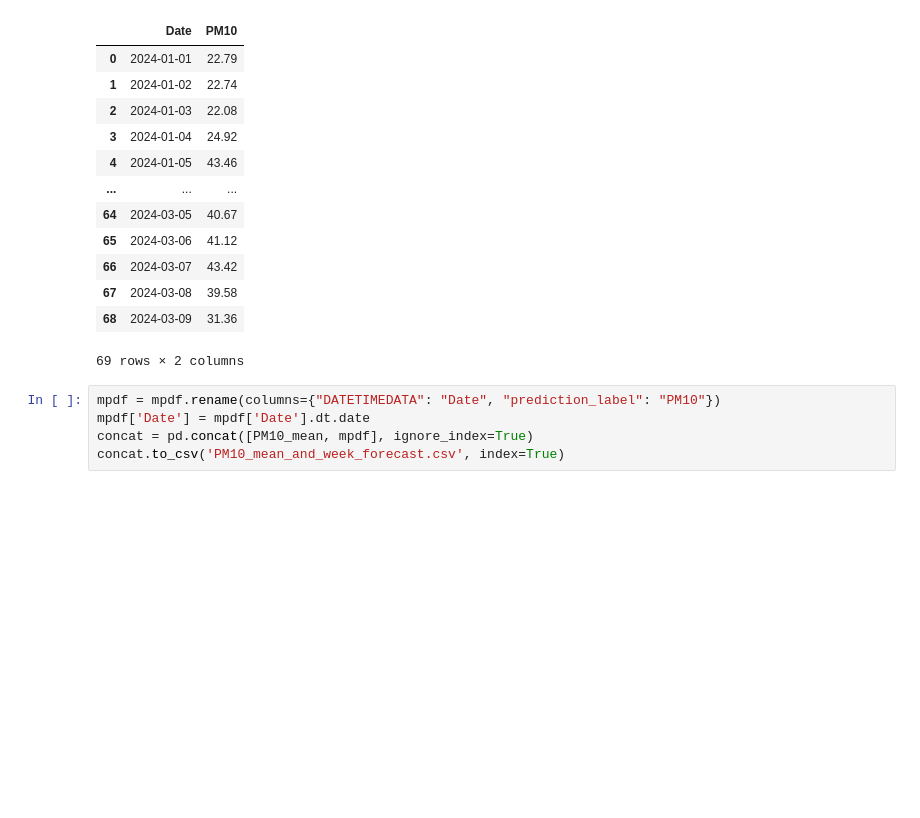
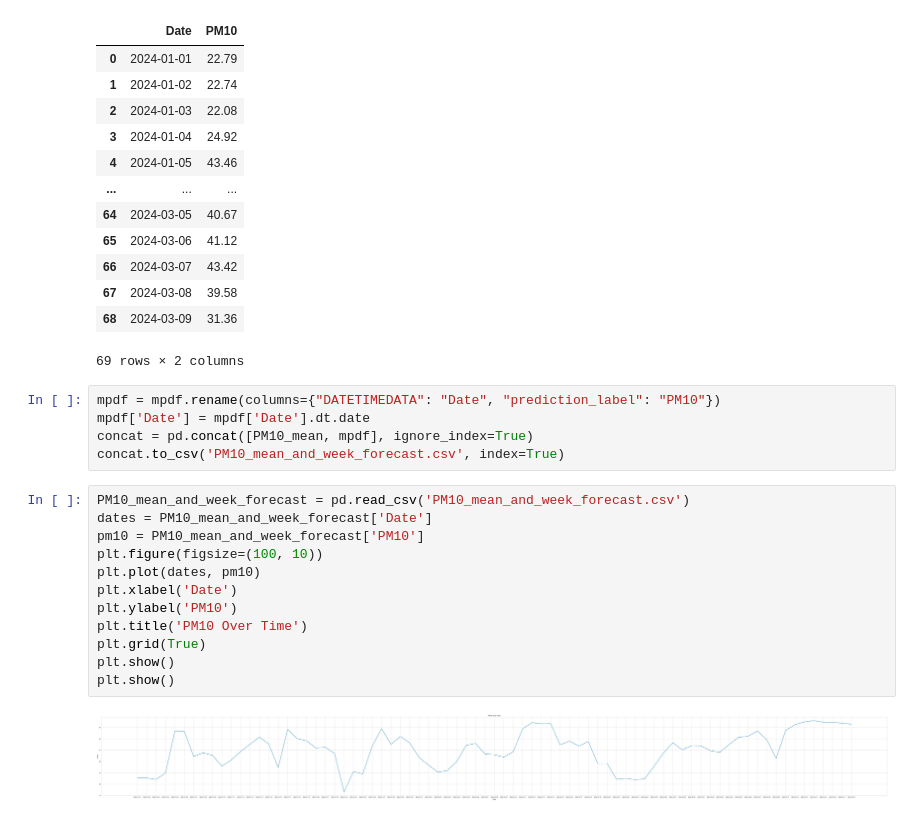
Before and after one commit to jayjiratta/predict_pm2.5, a Jupyter notebook: predict_PM10.ipynb, the cells around one changed output. Saved outputs shown, nothing was run; the diff lists cells and outputs as text; blank space fills up the shorter version.

Commit message:
Add PM10 prediction graph

```diff
--- a/predict_PM10.ipynb
+++ b/predict_PM10.ipynb
@@ -224,3 +224,17 @@ mpdf = mpdf.rename(columns={"DATETIMEDATA": "Date", "prediction_label": "PM10"})
 mpdf['Date'] = mpdf['Date'].dt.date
 concat = pd.concat([PM10_mean, mpdf], ignore_index=True)
 concat.to_csv('PM10_mean_and_week_forecast.csv', index=True)
+# %%
+PM10_mean_and_week_forecast = pd.read_csv('PM10_mean_and_week_forecast.csv')
+dates = PM10_mean_and_week_forecast['Date']
+pm10 = PM10_mean_and_week_forecast['PM10']
+plt.figure(figsize=(100, 10))
+plt.plot(dates, pm10)
+plt.xlabel('Date')
+plt.ylabel('PM10')
+plt.title('PM10 Over Time')
+plt.grid(True)
+plt.show()
+plt.show()
+# %% [output]
+[figure, added]
```
